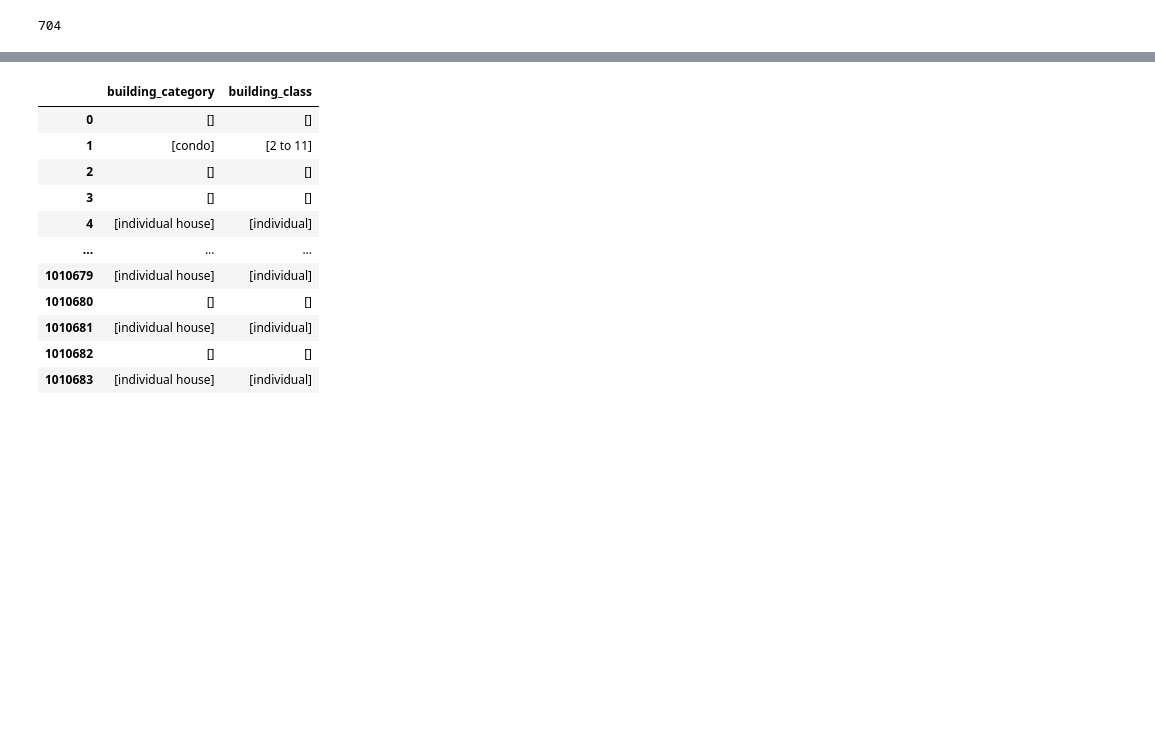
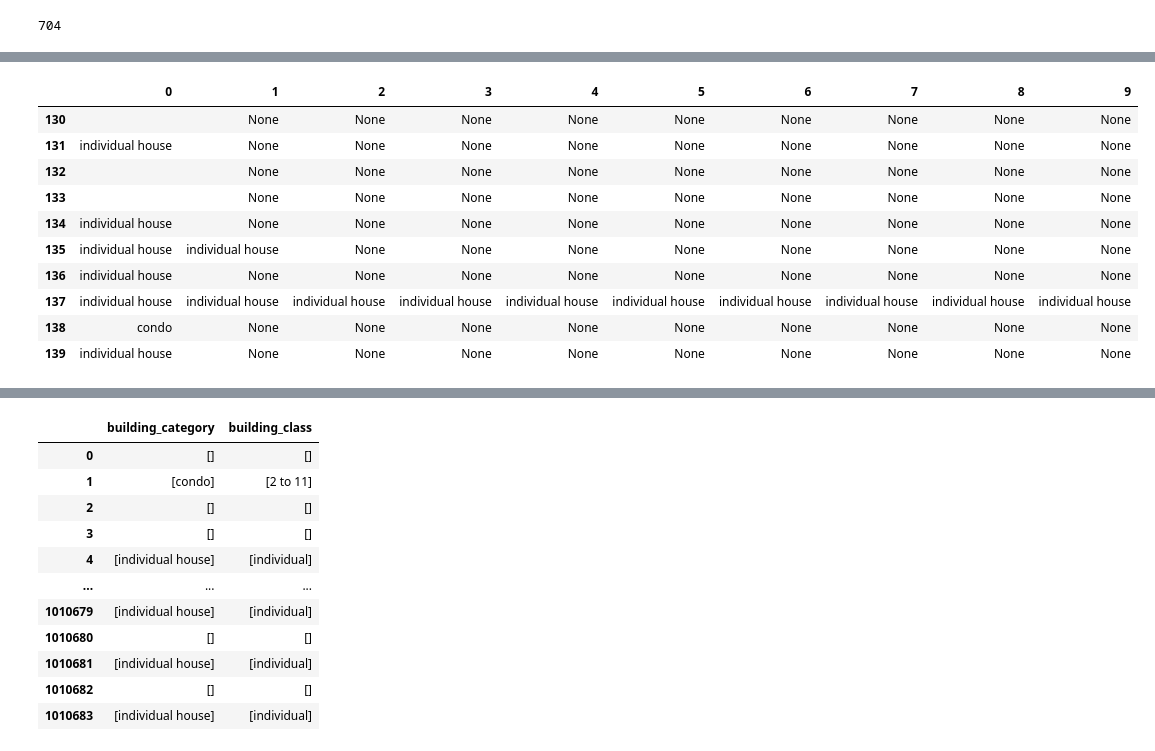
Before and after one commit to FrankFacundo/ComputerScience-Data, a Jupyter notebook: Data/DataScience/StudyCases-Challenge/Hickaton/my_work/challenge.ipynb, the cells around one changed output, grey strips where cells are left out. Saved outputs shown, nothing was run; the diff lists cells and outputs as text; code cells hidden in the pictures; blank space fills up the shorter version.

```diff
--- a/Data/DataScience/StudyCases-Challenge/Hickaton/my_work/challenge.ipynb
+++ b/Data/DataScience/StudyCases-Challenge/Hickaton/my_work/challenge.ipynb
@@ -330,0 +322,2 @@ list(l[0])
+# %%
+df_col_sample['building_category'] = df_col_sample['building_category'].str.replace(r"\[|\]",'')
@@ -330,0 +330,2 @@ list(l[0])
+# %%
+df_col_sample = df_col_sample.explode('building_category')
@@ -330,0 +346,14 @@ list(l[0])
+# %%
+df_col_sample['building_category'].str.split(',', expand=True)
+# %% [output]
+|  | 0 | 1 | 2 | 3 | 4 | 5 | 6 | 7 | 8 | 9 |
+| 130 |  | None | None | None | None | None | None | None | None | None |
+| 131 | individual house | None | None | None | None | None | None | None | None | None |
+| 132 |  | None | None | None | None | None | None | None | None | None |
+| 133 |  | None | None | None | None | None | None | None | None | None |
+| 134 | individual house | None | None | None | None | None | None | None | None | None |
+| 135 | individual house | individual house | None | None | None | None | None | None | None | None |
+| 136 | individual house | None | None | None | None | None | None | None | None | None |
+| 137 | individual house | individual house | individual house | individual house | individual house | individual house | individual house | individual house | individual house | individual house |
+| 138 | condo | None | None | None | None | None | None | None | None | None |
+| 139 | individual house | None | None | None | None | None | None | None | None | None |
```
Also changed, not shown: parts of 13 cells of this notebook.
